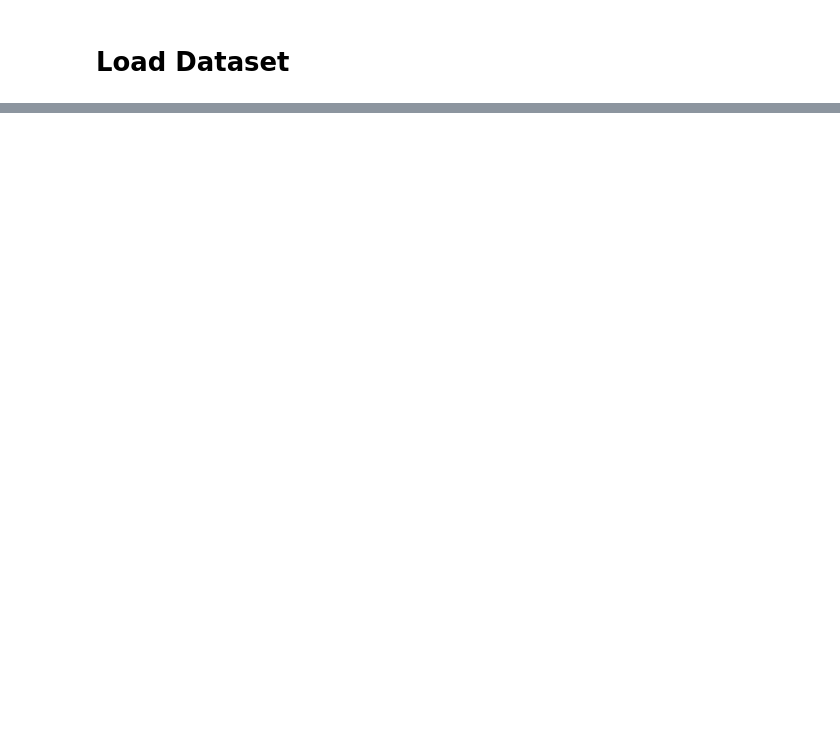
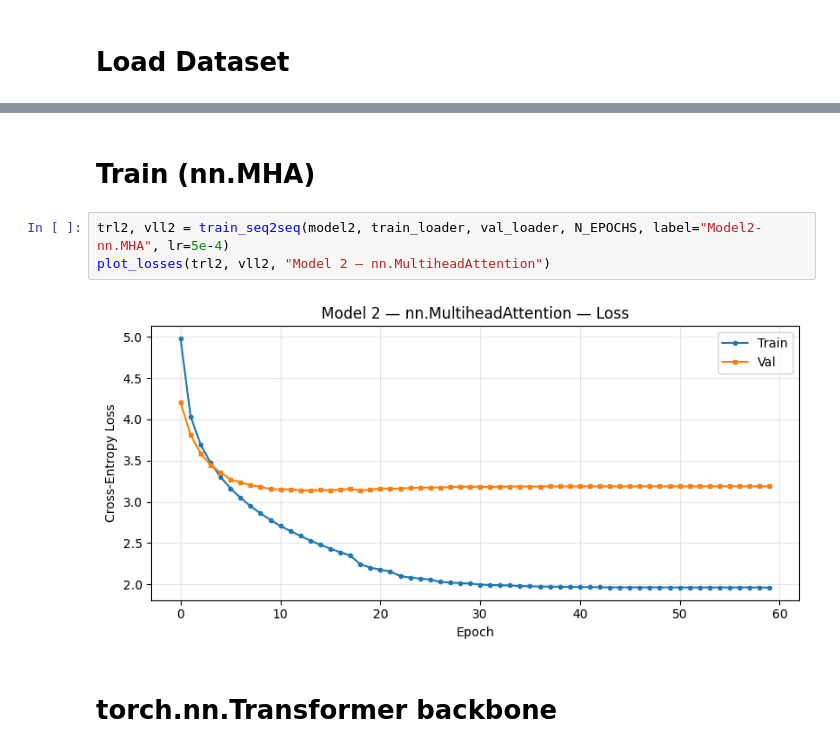
Before and after one commit to ShambaC/Deep-Learning-Lab-AI69202, a Jupyter notebook: Class 8/25AI92F02_Assignment8.ipynb, the cells around one changed output, grey strips where cells are left out. Cells and saved outputs as stored; diff of their text form; blank space fills up the shorter version.

```diff
--- a/Class 8/25AI92F02_Assignment8.ipynb
+++ b/Class 8/25AI92F02_Assignment8.ipynb
@@ -44,0 +613,9 @@ No, stop words should not be removed in the case of Multi30K because it is a tra
+# %% [markdown]
+# Train (nn.MHA)
+# %%
+trl2, vll2 = train_seq2seq(model2, train_loader, val_loader, N_EPOCHS, label="Model2-nn.MHA", lr=5e-4)
+plot_losses(trl2, vll2, "Model 2 — nn.MultiheadAttention")
+# %% [output]
+[figure, added]
+# %% [markdown]
+# torch.nn.Transformer backbone
```
Also changed, not shown: parts of 34 cells of this notebook, 2 other files.
